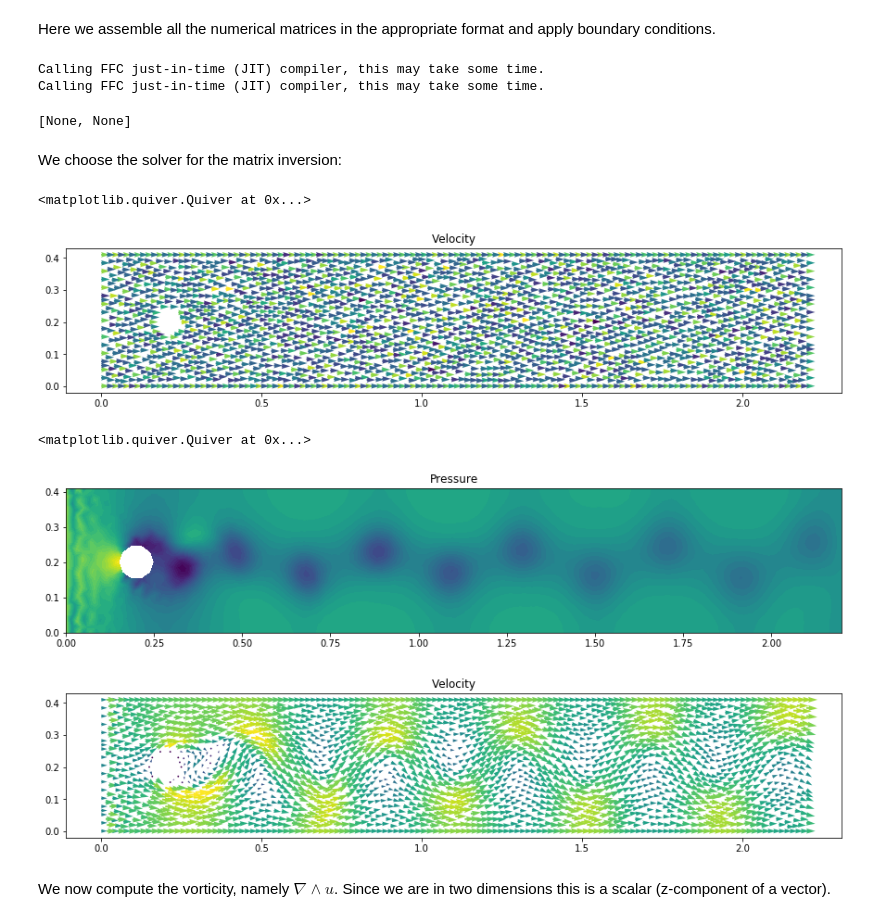
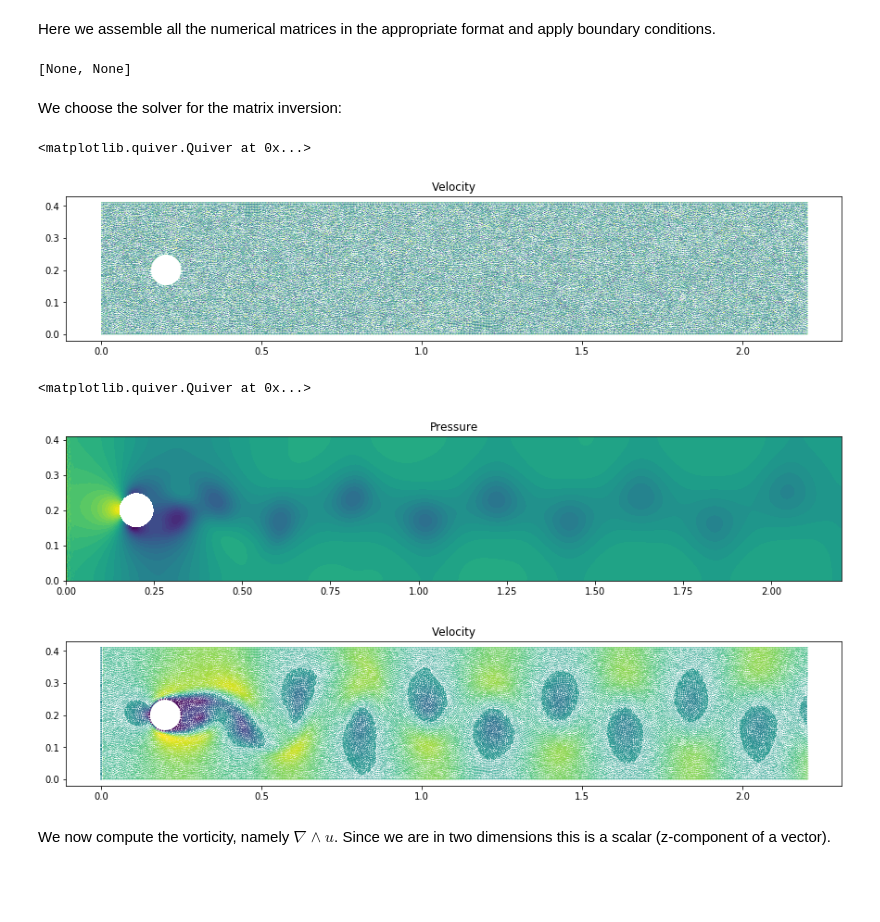
Before and after one commit to reula/Curso-Python, a Jupyter notebook: Fenics_tut/my_navier_stokes_cyl.ipynb, the cells around one changed output. Cells and saved outputs as stored; diff of their text form; code cells hidden in the pictures; blank space fills up the shorter version.

```diff
--- a/Fenics_tut/my_navier_stokes_cyl.ipynb
+++ b/Fenics_tut/my_navier_stokes_cyl.ipynb
@@ -131,7 +131,7 @@ else:
     domain = channel - cylinder
 
 
-mesh = generate_mesh(domain, 64)
+mesh = generate_mesh(domain, 256)
 
 # Plot mesh
 plt.figure(figsize=(15,20))
@@ -379,9 +379,7 @@ A3 = assemble(a3)
 [bc.apply(A1) for bc in bcu]
 [bc.apply(A2) for bc in bcp]
 # %% [output]
-Calling FFC just-in-time (JIT) compiler, this may take some time.
-Calling FFC just-in-time (JIT) compiler, this may take some time.
+[None, None]
-[None, None]
 # %% [markdown]
 We choose the solver for the matrix inversion:
 # %%
@@ -393,16 +391,16 @@ parameters['krylov_solver']['nonzero_initial_guess'] = True
 # %%
 # initial data
 
 #u_n = Expression(('1.0','0.0'), degree=2)
 u_i = project(Expression(('1.0','0.0'), degree=2), V)
-p_i = project(Expression('0.0', degree=1), Q)
+p_i = project(Expression('1.0', degree=1), Q)
 
 plt.figure(figsize=(15,20))
 plot(u_i, title="Velocity")
 #vfile << u_n
 # %% [output]
 <matplotlib.quiver.Quiver at 0x...>
-[figure, old version]
+[figure, new version]
 # %%
 # assign initial conditions
 
@@ -470,8 +468,8 @@ plot(u1, title="Velocity")
 #pfile.close()
 # %% [output]
 <matplotlib.quiver.Quiver at 0x...>
-[figure, old version]
+[figure, new version]
-[figure, old version]
+[figure, new version]
 # %% [markdown]
 We now compute the vorticity, namely $\nabla \wedge u$. Since we are in two dimensions this is a scalar (z-component of a vector).
 # %%
```
Also changed, not shown: parts of 7 cells of this notebook, 4 other files.
